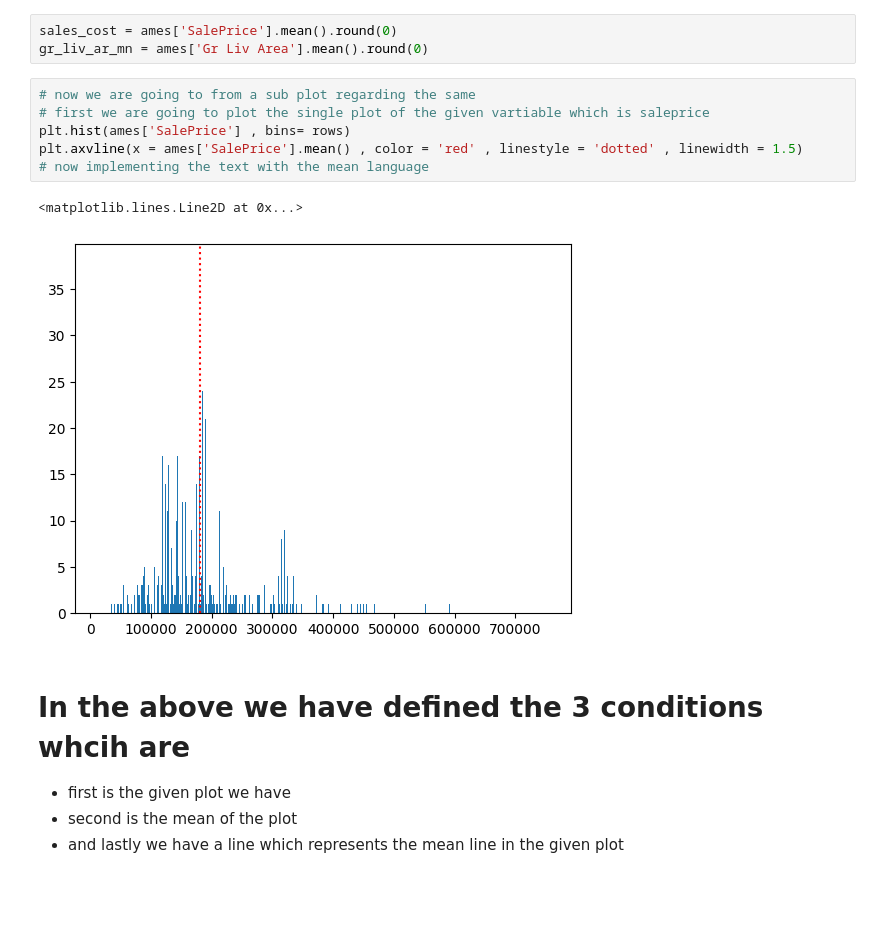
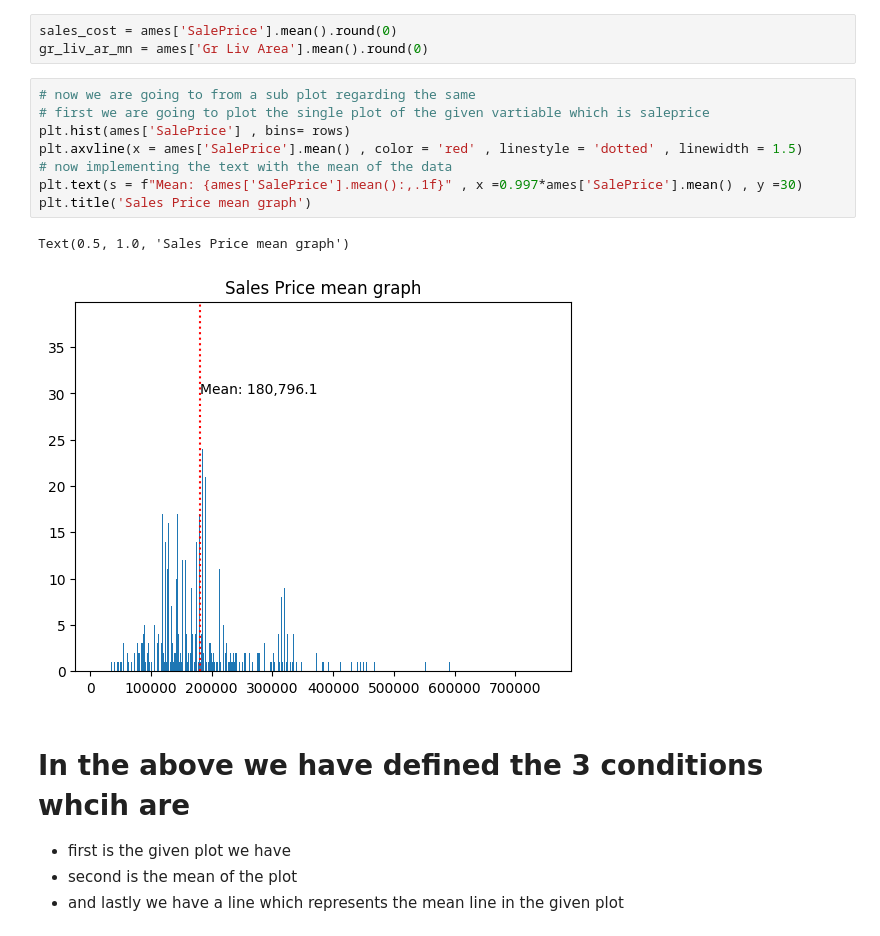
Before and after one commit to Akshitwadhwa/Akshit-30-days-of-machine-learning, a Jupyter notebook: statistical.ipynb, the cells around one changed output. Drawn from its saved outputs; the diff is of its cells as text; blank space fills up the shorter version.

```diff
--- a/statistical.ipynb
+++ b/statistical.ipynb
@@ -109,12 +109,14 @@ gr_liv_ar_mn = ames['Gr Liv Area'].mean().round(0)
 # %%
 # now we are going to from a sub plot regarding the same
 # first we are going to plot the single plot of the given vartiable which is saleprice
 plt.hist(ames['SalePrice'] , bins= rows)
 plt.axvline(x = ames['SalePrice'].mean() , color = 'red' , linestyle = 'dotted' , linewidth = 1.5)
-# now implementing the text with the mean language
+# now implementing the text with the mean of the data
+plt.text(s = f"Mean: {ames['SalePrice'].mean():,.1f}" , x =0.997*ames['SalePrice'].mean() , y =30)
+plt.title('Sales Price mean graph')
 # %% [output]
-<matplotlib.lines.Line2D at 0x...>
+Text(0.5, 1.0, 'Sales Price mean graph')
-[figure, old version]
+[figure, new version]
 # %% [markdown]
 # In the above we have defined the 3 conditions whcih are
 * first is the given plot we have
```
Also changed, not shown: parts of 2 cells of this notebook, 1 other file.
